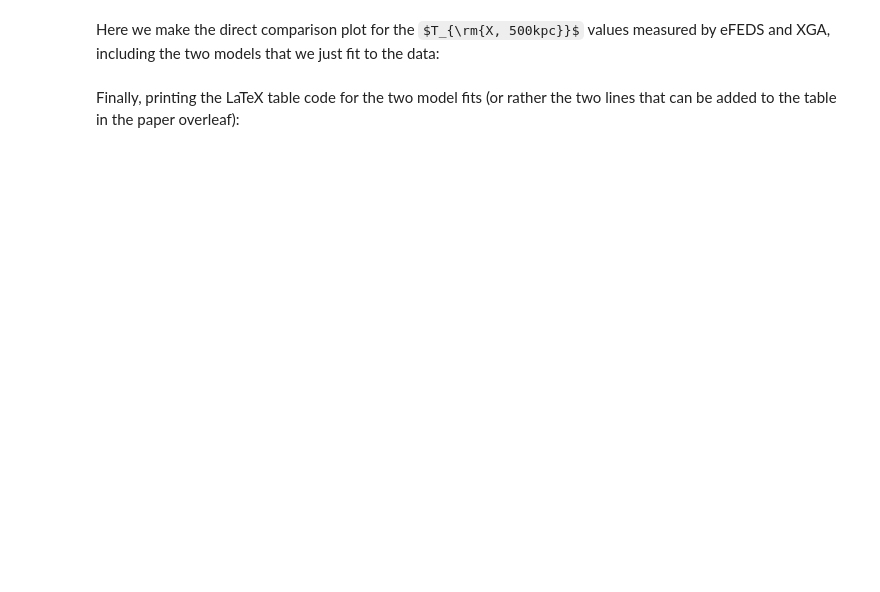
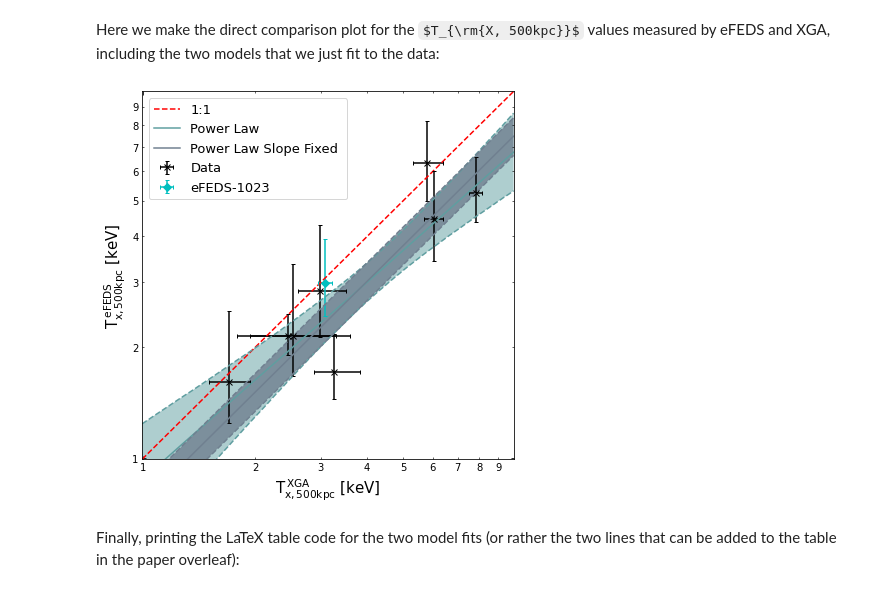
Before and after one commit to DavidT3/eFEDS-XCS-Paper, a Jupyter notebook: analysis_code/cluster_analysis.ipynb, the cells around one changed output. Drawn from its saved outputs; the diff is of its cells as text; code cells hidden in the pictures; some formulas as TeX source; blank space fills up the shorter version.

```diff
--- a/analysis_code/cluster_analysis.ipynb
+++ b/analysis_code/cluster_analysis.ipynb
@@ -1008,34 +1096,36 @@ plt.plot(x_vals, lower_model, color="slategray", linestyle="dashed")
 plt.plot(x_vals, upper_model, color="slategray", linestyle="dashed")
 
 # Adding the split cluster, eFEDS-1023, as a point in another style
 split_temp_xmm = efeds_xcs_srcs['eFEDS-1023'].get_temperature(Quantity(500, 'kpc')).value
 split_temp_efeds = efeds_xray[efeds_xray['name'] == 'eFEDS-1023'][['T_500kpc', 'T_500kpc-',
                                                                    'T_500kpc+']].values[0]
 plt.errorbar([split_temp_xmm[0]], [split_temp_efeds[0]], xerr=[[split_temp_xmm[1]], [split_temp_xmm[2]]],
-             yerr=[[split_temp_efeds[1]], [split_temp_efeds[2]]], capsize=2, fmt='cD', label='Split Cluster')
+             yerr=[[split_temp_efeds[1]], [split_temp_efeds[2]]], capsize=2, fmt='cD', label='eFEDS-1023')
 
 # Setting up axis limits and labels
 plt.xlim(lims)
 plt.ylim(lims)
 plt.ylabel(r'T$\rm{^{\:eFEDS}_{x, 500kpc}}$ [keV]', fontsize=15)
 plt.xlabel(r'T$\rm{^{\:XGA}_{x, 500kpc}}$ [keV]', fontsize=15)
 
 # Setting up axis scaling
 plt.xscale('log')
 plt.yscale('log')
 
 # Setting the formatter for the ticks, to make it look nice
 ax = plt.gca()
 ax.xaxis.set_minor_formatter(FuncFormatter(lambda inp, _: '{:g}'.format(inp)))
 ax.xaxis.set_major_formatter(FuncFormatter(lambda inp, _: '{:g}'.format(inp)))
 ax.yaxis.set_minor_formatter(FuncFormatter(lambda inp, _: '{:g}'.format(inp)))
 ax.yaxis.set_major_formatter(FuncFormatter(lambda inp, _: '{:g}'.format(inp)))
 
 # Displaying and saving the figure
 plt.legend(fontsize=13)
 plt.tight_layout()
 plt.savefig("output_figures/efeds_xcs_t500cal.pdf")
 plt.show()
+# %% [output]
+[figure, added]
 # %% [markdown]
 Finally, printing the LaTeX table code for the two model fits (or rather the two lines that can be added to the table in the paper overleaf):
 # %%
```
Also changed, not shown: parts of 34 cells of this notebook, 11 other files.
